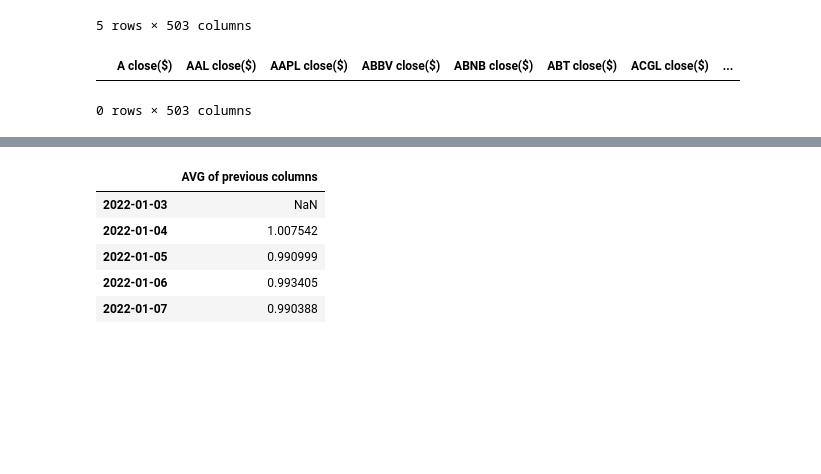
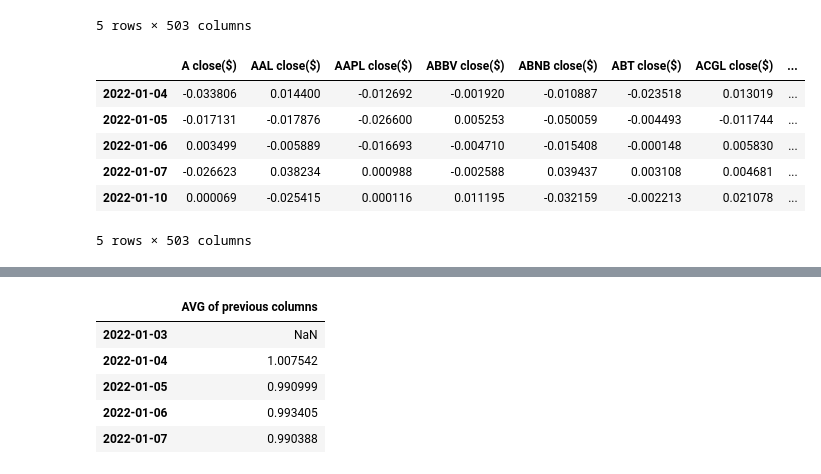
Before and after one commit to MontgomeryG/Group3Project1, a Jupyter notebook: snpReturnsWithAlpaca.ipynb, the cells around one changed output, grey strips where cells are left out. Cells and saved outputs as stored; diff of their text form; code cells hidden in the pictures; blank space fills up the shorter version.

```diff
--- a/snpReturnsWithAlpaca.ipynb
+++ b/snpReturnsWithAlpaca.ipynb
@@ -458,11 +459,19 @@ snp500_2022_daily_returns_df.head()
 | 2022-01-07 | -0.026623 | 0.038234 | 0.000988 | -0.002588 | 0.039437 | 0.003108 | 0.004681 | ... |
 5 rows × 503 columns
 # %%
-#snp500_2022_daily_returns_df.dropna()
+# snp500_2022_daily_returns_df.dropna(inplace=True)
+# The above function drops all data for some reason.
+# I can just drop the first row... but I want to make sure we don't have more NANs that we hidden.
 
-# WHY IS IT DROPPING ALL??
-# I can just drop the first row... but I want to make sure we don't have more NANs that we hidden.
-# but... WHY is it dropping all of them??!!
+
+# Above did not work so I will simply delete the first row
+snp500_2022_daily_returns_df = snp500_2022_daily_returns_df.drop(snp500_2022_daily_returns_df.index[0])
+snp500_2022_daily_returns_df.head()
 # %% [output]
 |  | A close($) | AAL close($) | AAPL close($) | ABBV close($) | ABNB close($) | ABT close($) | ACGL close($) | ... |
+| 2022-01-04 | -0.033806 | 0.014400 | -0.012692 | -0.001920 | -0.010887 | -0.023518 | 0.013019 | ... |
+| 2022-01-05 | -0.017131 | -0.017876 | -0.026600 | 0.005253 | -0.050059 | -0.004493 | -0.011744 | ... |
+| 2022-01-06 | 0.003499 | -0.005889 | -0.016693 | -0.004710 | -0.015408 | -0.000148 | 0.005830 | ... |
+| 2022-01-07 | -0.026623 | 0.038234 | 0.000988 | -0.002588 | 0.039437 | 0.003108 | 0.004681 | ... |
+| 2022-01-10 | 0.000069 | -0.025415 | 0.000116 | 0.011195 | -0.032159 | -0.002213 | 0.021078 | ... |
-0 rows × 503 columns
+5 rows × 503 columns
```
Also changed, not shown: parts of 12 cells of this notebook, 1 other file.
